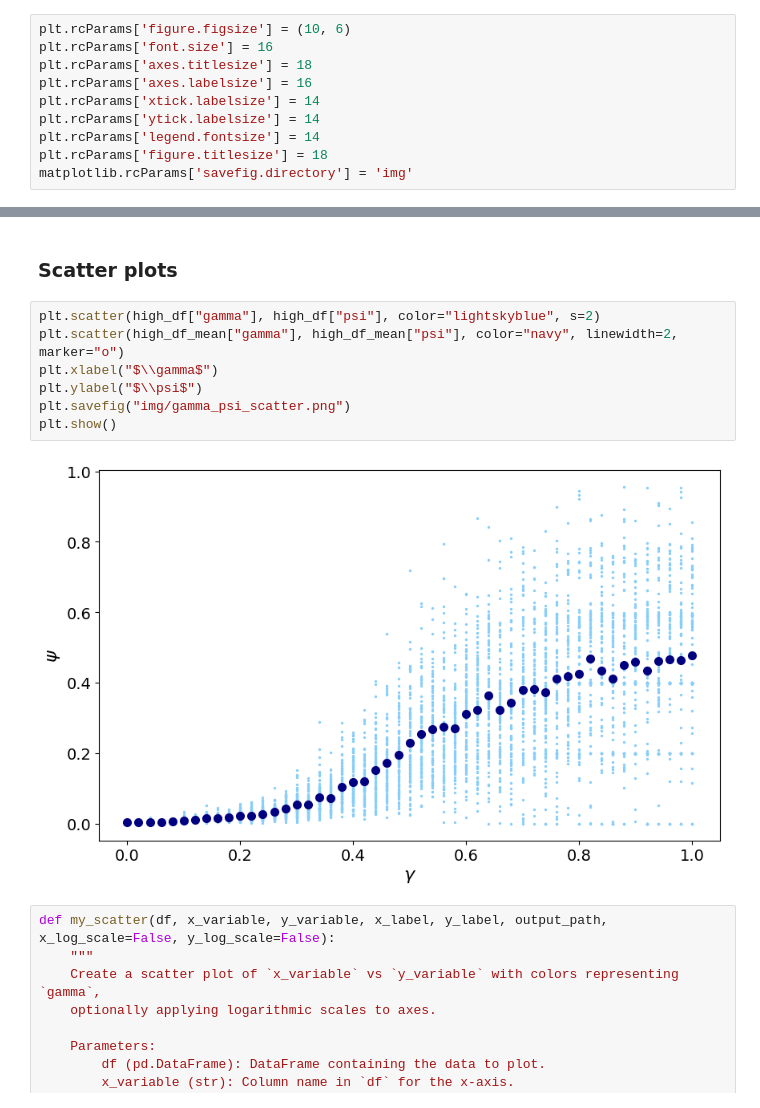
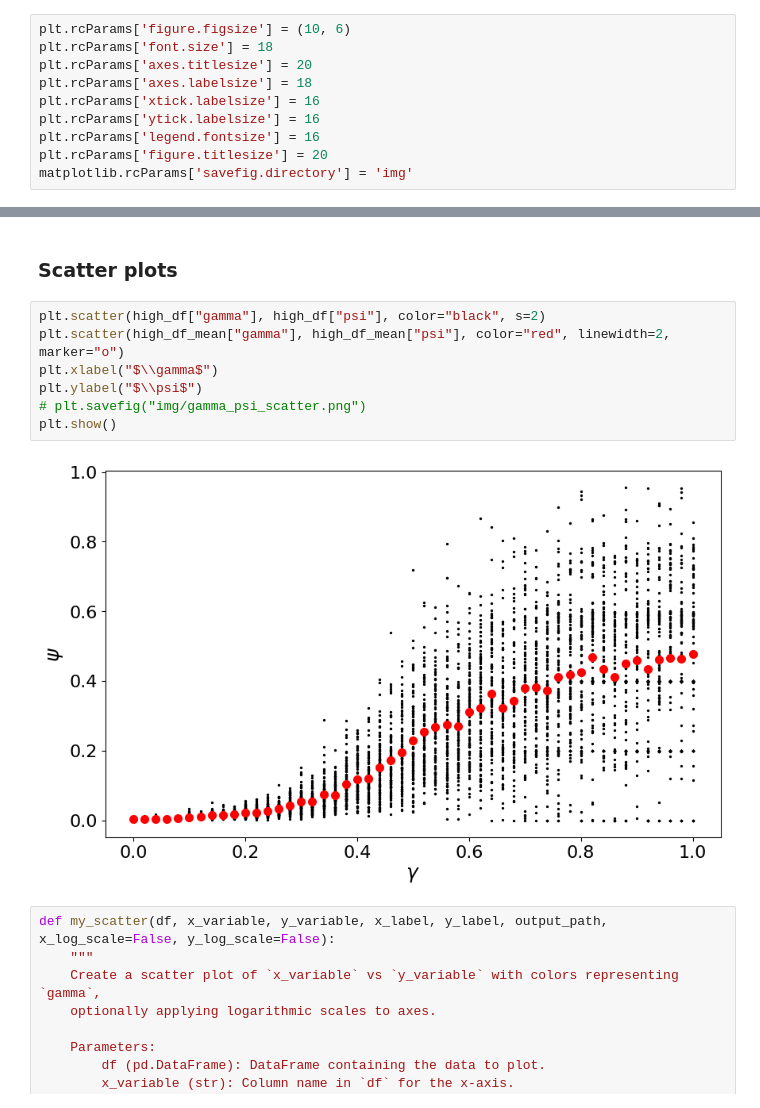
Before and after one commit to skomuro/polarisation_meets_epi, a Jupyter notebook: visualisation.ipynb, the cells around one changed output, grey strips where cells are left out. Cells and saved outputs as stored; diff of their text form.

```diff
--- a/visualisation.ipynb
+++ b/visualisation.ipynb
@@ -16,13 +16,13 @@ import matplotlib
 ### Plot settings
 # %%
 plt.rcParams['figure.figsize'] = (10, 6)
-plt.rcParams['font.size'] = 16
-plt.rcParams['axes.titlesize'] = 18
-plt.rcParams['axes.labelsize'] = 16
-plt.rcParams['xtick.labelsize'] = 14
-plt.rcParams['ytick.labelsize'] = 14
-plt.rcParams['legend.fontsize'] = 14
-plt.rcParams['figure.titlesize'] = 18
+plt.rcParams['font.size'] = 18
+plt.rcParams['axes.titlesize'] = 20
+plt.rcParams['axes.labelsize'] = 18
+plt.rcParams['xtick.labelsize'] = 16
+plt.rcParams['ytick.labelsize'] = 16
+plt.rcParams['legend.fontsize'] = 16
+plt.rcParams['figure.titlesize'] = 20
 matplotlib.rcParams['savefig.directory'] = 'img'
 # %% [markdown]
 ---
@@ -93,14 +93,14 @@ low_df_mean = low_df[low_df.get("type") == "mean"]
 # %% [markdown]
 ### Scatter plots
 # %%
-plt.scatter(high_df["gamma"], high_df["psi"], color="lightskyblue", s=2)
-plt.scatter(high_df_mean["gamma"], high_df_mean["psi"], color="navy", linewidth=2, marker="o")
+plt.scatter(high_df["gamma"], high_df["psi"], color="black", s=2)
+plt.scatter(high_df_mean["gamma"], high_df_mean["psi"], color="red", linewidth=2, marker="o")
 plt.xlabel("$\\gamma$")
 plt.ylabel("$\\psi$")
-plt.savefig("img/gamma_psi_scatter.png")
+# plt.savefig("img/gamma_psi_scatter.png")
 plt.show()
 # %% [output]
-[figure, old version]
+[figure, new version]
 # %%
 def my_scatter(df, x_variable, y_variable, x_label, y_label, output_path, x_log_scale=False, y_log_scale=False):
     """
```
Also changed, not shown: parts of 2 cells of this notebook, 3 other files.
